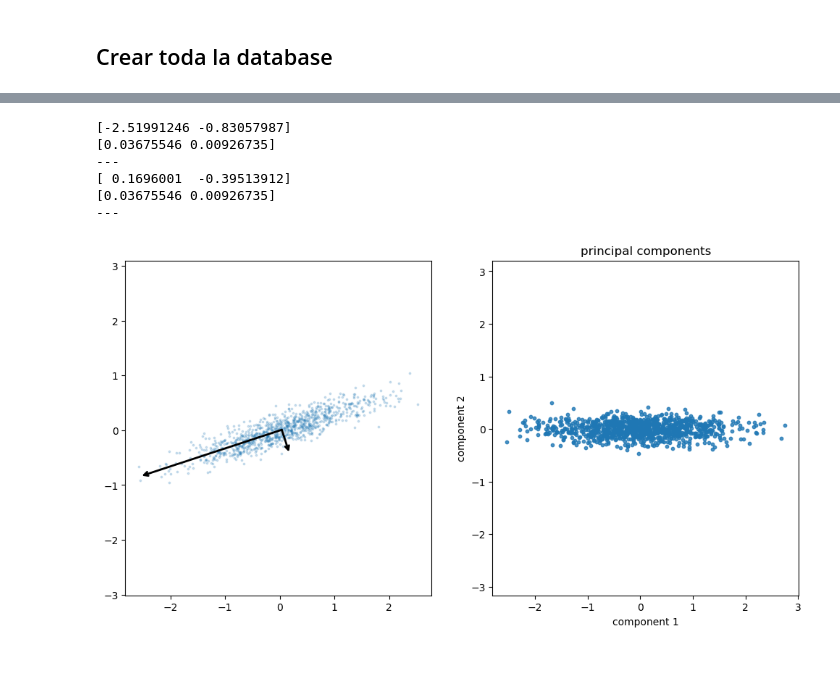
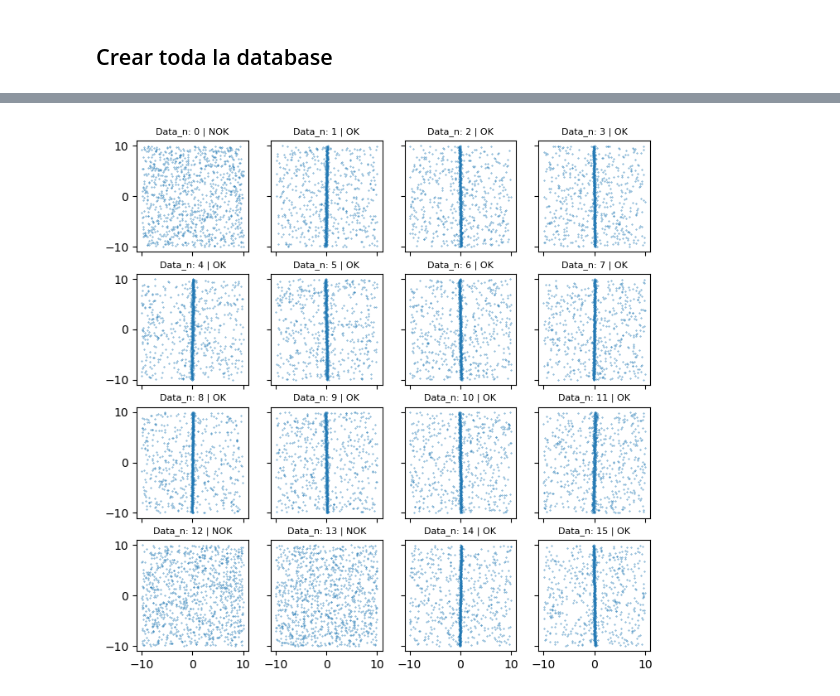
Before and after one commit to deivMM/IA, a Jupyter notebook: scripts_pruebas/clasificacion_imagenes.ipynb, the cells around one changed output, grey strips where cells are left out. Drawn from its saved outputs; the diff is of its cells as text; code cells hidden in the pictures; blank space fills up the shorter version.

```diff
--- a/scripts_pruebas/clasificacion_imagenes.ipynb
+++ b/scripts_pruebas/clasificacion_imagenes.ipynb
@@ -74,24 +59,0 @@ for i in range(5):
-# %%
-from sklearn.decomposition import PCA
-n = 1
-data = data_points[n]
-pca = PCA()
-pca.fit(data)
-# print(pca.components_)
-# print(pca.explained_variance_)
-
-X_pca = pca.transform(data)
-arrowprops=dict(arrowstyle='->',linewidth=2,shrinkA=0, shrinkB=0)
-
-f, (ax1, ax2) = plt.subplots(1,2, figsize=(12, 6))
-ax1.scatter(data[:, 0], data[:, 1], s = 3, alpha=.2)
-for length, vector in zip(pca.explained_variance_, pca.components_):
-    v = vector * 3 * np.sqrt(length)
-    ax1.annotate('', pca.mean_ + v, pca.mean_, arrowprops=arrowprops)
-    print(pca.mean_ + v)
-    print(pca.mean_)
-ax2.scatter(X_pca[:, 0], X_pca[:, 1],s = 10, alpha=0.8)
-ax1.axis('equal')
-ax2.axis('equal')
-ax2.set(xlabel='component 1', ylabel='component 2',title='principal components')
-plt.show()
@@ -104,7 +59,0 @@ plt.show()
-# %%
-rng = np.random.RandomState(1)
-X = np.dot(rng.rand(2, 2), rng.randn(2, 1000)).T
-f, ax = plt.subplots()
-ax.scatter(X[:, 0], X[:, 1], s = 3)
-ax.axis('equal')
-plt.show()
@@ -113,28 +60,8 @@ plt.show()
-# %%
-from sklearn.decomposition import PCA
-pca = PCA()
-pca.fit(X)
-X_pca = pca.transform(X)
-arrowprops=dict(arrowstyle='->',linewidth=2,shrinkA=0, shrinkB=0)
-
-f, (ax1, ax2) = plt.subplots(1,2, figsize=(12, 6))
-ax1.scatter(X[:, 0], X[:, 1], s = 3, alpha=.2)
-for length, vector in zip(pca.explained_variance_, pca.components_):
-    v = vector * 3 * np.sqrt(length)
-    ax1.annotate('', pca.mean_ + v, pca.mean_, arrowprops=arrowprops)
-    print(pca.mean_ + v)
-    print(pca.mean_)
-    print('---')
-ax2.scatter(X_pca[:, 0], X_pca[:, 1],s = 10, alpha=0.8)
-ax1.axis('equal')
-ax2.axis('equal')
-ax2.set(xlabel='component 1', ylabel='component 2',title='principal components')
-plt.show()
-# %% [output]
-[-2.51991246 -0.83057987]
-[0.03675546 0.00926735]
----
-[ 0.1696001  -0.39513912]
-[0.03675546 0.00926735]
----
-[figure, removed]
+# %%
+f, axs = plt.subplots(4,4, figsize=(8,8), sharex=True, sharey=True)
+for n, ax in enumerate(axs.flatten()):
+    ax.scatter(data_points[n][:,0], data_points[n][:,1], s = .1)
+    ax.set_title(f'Data_n: {n} | {data_NOK[n]}', fontsize=8)
+plt.show()
+# %% [output]
+[figure, added]
```
Also changed, not shown: parts of 8 cells of this notebook, 2 other files.
